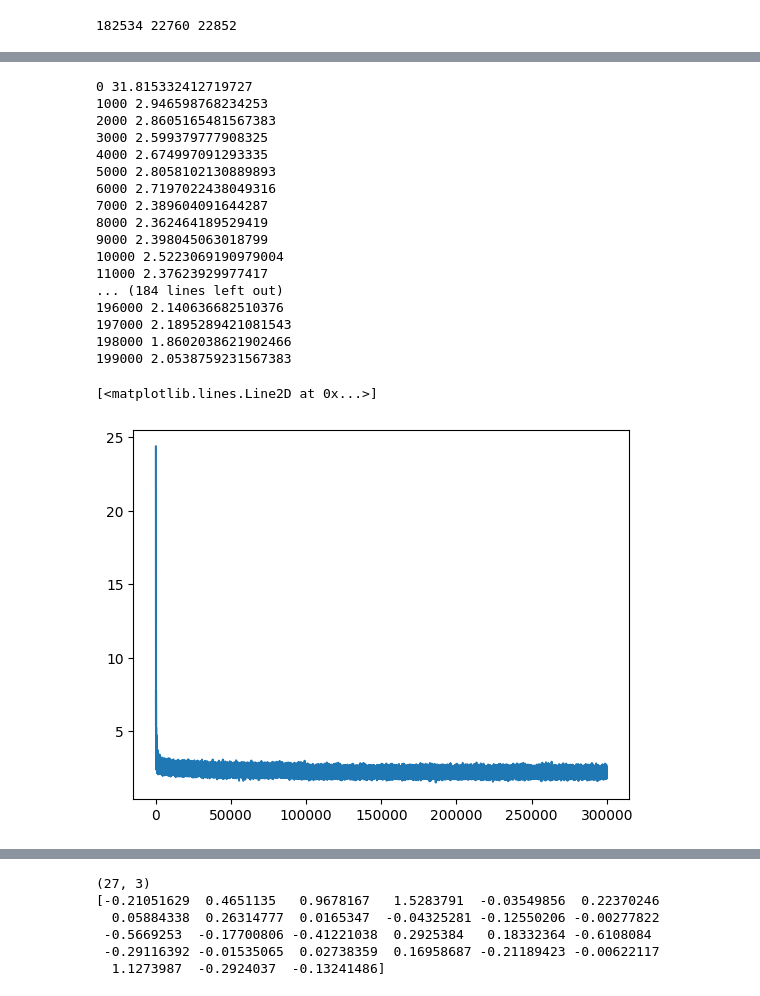
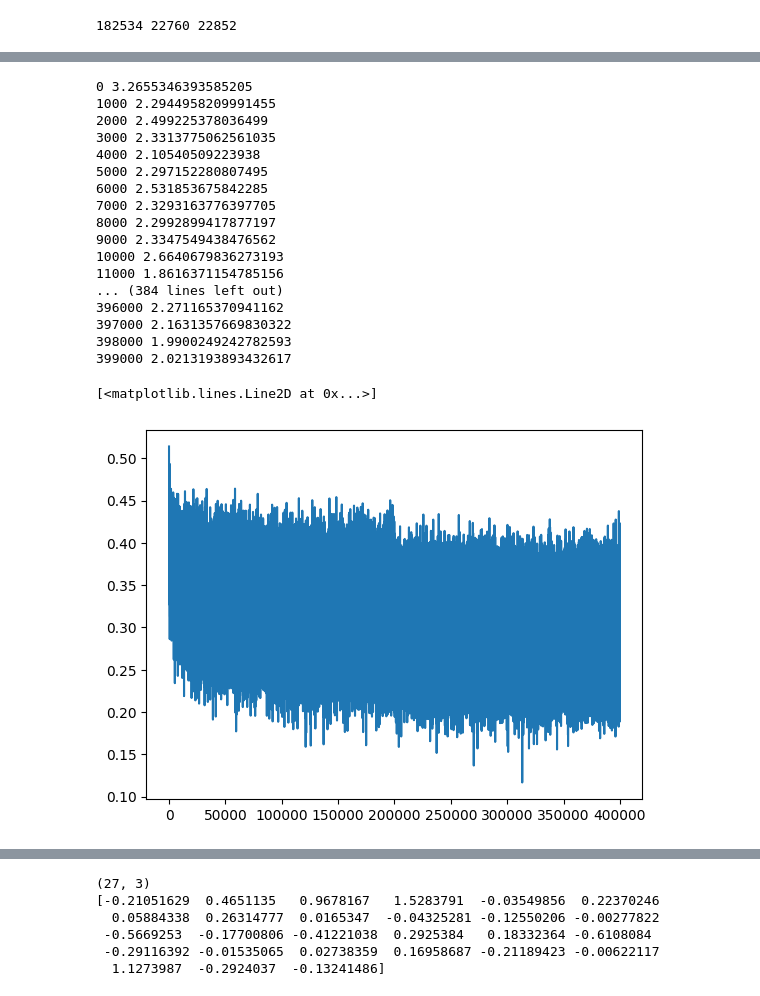
Before and after one commit to jjgold012/nlp_stuff, a Jupyter notebook: language_models/language_models.ipynb, the cells around one changed output, grey strips where cells are left out. Saved outputs shown, nothing was run; the diff lists cells and outputs as text; code cells hidden in the pictures.

```diff
--- a/language_models/language_models.ipynb
+++ b/language_models/language_models.ipynb
@@ -4,9 +5,12 @@ import plotly.graph_objects as go
 import matplotlib.pyplot as plt
 %matplotlib inline
 # %%
-words = open('../data/names.txt', 'r').read().splitlines()
+from urllib.request import urlopen
+lines = urlopen('https://raw.githubusercontent.com/jjgold012/nlp_stuff/main/data/names.txt').read().splitlines()
+words = [l.decode('utf-8') for l in lines]
 
 chrs = ['.'] + sorted(list(set(''.join(words))))
 chrs_to_idx = {c: i for i,c in enumerate(chrs)}
 idx_to_chrs = {i: c for i,c in enumerate(chrs)}
 num_of_chrs = len(chrs)
+print(chrs, num_of_chrs)
@@ -78,9 +84,9 @@ ys = torch.tensor(ys)
 # %% [markdown]
 ### train loop
 # %%
-import torch.nn.functional as F
 
 g = torch.Generator().manual_seed(2147483647)
 
-W = torch.randn((27, 27), generator=g, requires_grad=True)
-x_enc = F.one_hot(xs, num_classes=27).float()
+W = torch.randn((num_of_chrs, num_of_chrs), generator=g, requires_grad=True)
+print(xs.shape, num_of_chrs)
+x_enc = F.one_hot(xs, num_classes=num_of_chrs).float()
@@ -97,5 +105,5 @@ for i in range(5000):
     loss.backward()
 
     # update weights
-    W.data -= 1 * W.grad
+    W.data -= 10 * W.grad
 # %% [output]
@@ -195,21 +226,24 @@ print(sum(p.nelement() for p in parameters))
 # %%
 batch_size = 60
 
-# lossi = []
+lossi = []
 # lre = torch.linspace(-3,0,1000)
 # lrii = 10**lre
 
 def batch_forward(x,y):
     emb = C[x]
-    m = torch.tanh(emb.view((-1, context_size*embed_dim)) @ W1 + b1)
+    m = torch.tanh(emb.view((emb.shape[0], -1)) @ W1 + b1)
     logits = m @ W2 + b2
     return F.cross_entropy(logits, y)
 
-for i in range(200000):
+
+
+for i in range(400000):
     # batch
     idx = torch.randint(0, xs_train.shape[0], (batch_size,))
     x = xs_train[idx]
     y = ys_train[idx]
+
     # forward
     loss = batch_forward(x,y)
 
@@ -220,38 +254,36 @@ for i in range(200000):
 
     # update
     def lr():
-        if i<100000: return  1e-1
-        elif i<150000: return 1e-2
+        if i<200000: return  1e-1
+        elif i<300000: return 1e-2
         else: return 1e-3
     lri = lr()
     for p in parameters:
         p.data += -lri * p.grad
 
-    # lri.append(i)
-    # lossi.append(loss.item())
-    if i % 1000 == 0:
-        print(i, loss.item())
+    lossi.append(loss.log10().item())
+    if i % 1000 == 0: print(i, loss.item())
 # %% [output]
-0 31.815332412719727
-1000 2.946598768234253
-2000 2.8605165481567383
-3000 2.599379777908325
-4000 2.674997091293335
-5000 2.8058102130889893
-6000 2.7197022438049316
-7000 2.389604091644287
-8000 2.362464189529419
-9000 2.398045063018799
-10000 2.5223069190979004
-11000 2.37623929977417
-... (184 lines left out)
-196000 2.140636682510376
-197000 2.1895289421081543
-198000 1.8602038621902466
-199000 2.0538759231567383
+0 3.2655346393585205
+1000 2.2944958209991455
+2000 2.499225378036499
+3000 2.3313775062561035
+4000 2.10540509223938
+5000 2.297152280807495
+6000 2.531853675842285
+7000 2.3293163776397705
+8000 2.2992899417877197
+9000 2.3347549438476562
+10000 2.6640679836273193
+11000 1.8616371154785156
+... (384 lines left out)
+396000 2.271165370941162
+397000 2.1631357669830322
+398000 1.9900249242782593
+399000 2.0213193893432617
 # %%
-plt.plot(list(range(300000)), lossi)
+plt.plot(lossi)
 # %% [output]
 [<matplotlib.lines.Line2D at 0x...>]
-[figure, old version]
+[figure, new version]
 # %%
```
Also changed, not shown: parts of 14 cells of this notebook, 1 other file.
